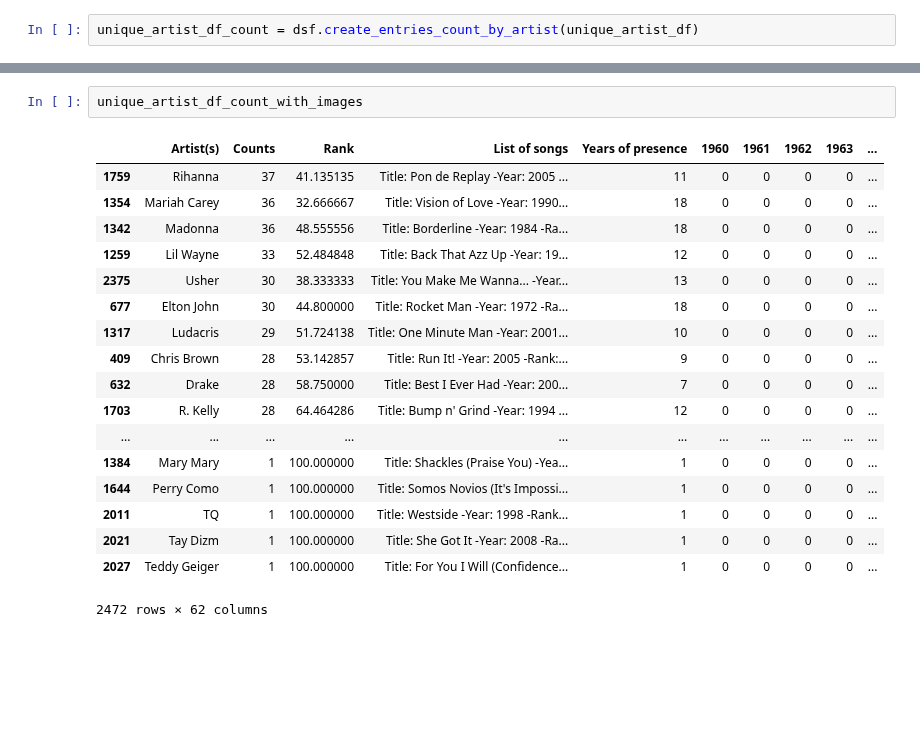
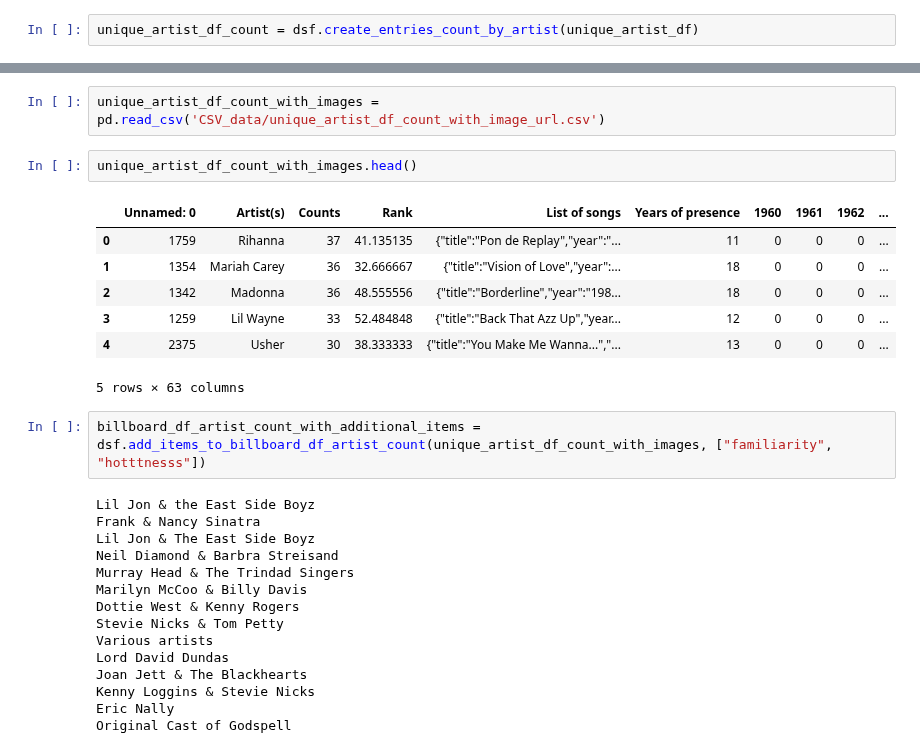
Before and after one commit to ThomasLucas/SlideRule-DataScience_Intensive-Code, a Jupyter notebook: CapstoneProject/IPython-Notebooks/DataStory-final.ipynb, the cells around one changed output, grey strips where cells are left out. Cells and saved outputs as stored; diff of their text form; blank space fills up the shorter version.

Commit message:
New functions for adding hotttnesss and familiarity and artist biographie

```diff
--- a/CapstoneProject/IPython-Notebooks/DataStory-final.ipynb
+++ b/CapstoneProject/IPython-Notebooks/DataStory-final.ipynb
@@ -142,21 +134,29 @@ Disco-Tex and the Sex-O-Lettes
+# %%
+unique_artist_df_count_with_images = pd.read_csv('CSV_data/unique_artist_df_count_with_image_url.csv')
 # %%
-unique_artist_df_count_with_images
+unique_artist_df_count_with_images.head()
 # %% [output]
-|  | Artist(s) | Counts | Rank | List of songs | Years of presence | 1960 | 1961 | 1962 | 1963 | ... |
-| 1759 | Rihanna | 37 | 41.135135 | Title: Pon de Replay -Year: 2005 ... | 11 | 0 | 0 | 0 | 0 | ... |
-| 1354 | Mariah Carey | 36 | 32.666667 | Title: Vision of Love -Year: 1990... | 18 | 0 | 0 | 0 | 0 | ... |
-| 1342 | Madonna | 36 | 48.555556 | Title: Borderline -Year: 1984 -Ra... | 18 | 0 | 0 | 0 | 0 | ... |
-| 1259 | Lil Wayne | 33 | 52.484848 | Title: Back That Azz Up -Year: 19... | 12 | 0 | 0 | 0 | 0 | ... |
-| 2375 | Usher | 30 | 38.333333 | Title: You Make Me Wanna... -Year... | 13 | 0 | 0 | 0 | 0 | ... |
-| 677 | Elton John | 30 | 44.800000 | Title: Rocket Man -Year: 1972 -Ra... | 18 | 0 | 0 | 0 | 0 | ... |
-| 1317 | Ludacris | 29 | 51.724138 | Title: One Minute Man -Year: 2001... | 10 | 0 | 0 | 0 | 0 | ... |
-| 409 | Chris Brown | 28 | 53.142857 | Title: Run It! -Year: 2005 -Rank:... | 9 | 0 | 0 | 0 | 0 | ... |
-| 632 | Drake | 28 | 58.750000 | Title: Best I Ever Had -Year: 200... | 7 | 0 | 0 | 0 | 0 | ... |
-| 1703 | R. Kelly | 28 | 64.464286 | Title: Bump n' Grind -Year: 1994 ... | 12 | 0 | 0 | 0 | 0 | ... |
-| ... | ... | ... | ... | ... | ... | ... | ... | ... | ... | ... |
-| 1384 | Mary Mary | 1 | 100.000000 | Title: Shackles (Praise You) -Yea... | 1 | 0 | 0 | 0 | 0 | ... |
-| 1644 | Perry Como | 1 | 100.000000 | Title: Somos Novios (It's Impossi... | 1 | 0 | 0 | 0 | 0 | ... |
-| 2011 | TQ | 1 | 100.000000 | Title: Westside -Year: 1998 -Rank... | 1 | 0 | 0 | 0 | 0 | ... |
-| 2021 | Tay Dizm | 1 | 100.000000 | Title: She Got It -Year: 2008 -Ra... | 1 | 0 | 0 | 0 | 0 | ... |
-| 2027 | Teddy Geiger | 1 | 100.000000 | Title: For You I Will (Confidence... | 1 | 0 | 0 | 0 | 0 | ... |
+|  | Unnamed: 0 | Artist(s) | Counts | Rank | List of songs | Years of presence | 1960 | 1961 | 1962 | ... |
+| 0 | 1759 | Rihanna | 37 | 41.135135 | {"title":"Pon de Replay","year":"... | 11 | 0 | 0 | 0 | ... |
+| 1 | 1354 | Mariah Carey | 36 | 32.666667 | {"title":"Vision of Love","year":... | 18 | 0 | 0 | 0 | ... |
+| 2 | 1342 | Madonna | 36 | 48.555556 | {"title":"Borderline","year":"198... | 18 | 0 | 0 | 0 | ... |
+| 3 | 1259 | Lil Wayne | 33 | 52.484848 | {"title":"Back That Azz Up","year... | 12 | 0 | 0 | 0 | ... |
+| 4 | 2375 | Usher | 30 | 38.333333 | {"title":"You Make Me Wanna...","... | 13 | 0 | 0 | 0 | ... |
-2472 rows × 62 columns
+5 rows × 63 columns
+# %%
+billboard_df_artist_count_with_additional_items = dsf.add_items_to_billboard_df_artist_count(unique_artist_df_count_with_images, ["familiarity", "hotttnesss"])
+# %% [output]
+Lil Jon & the East Side Boyz
+Frank & Nancy Sinatra
+Lil Jon & The East Side Boyz
+Neil Diamond & Barbra Streisand
+Murray Head & The Trindad Singers
+Marilyn McCoo & Billy Davis
+Dottie West & Kenny Rogers
+Stevie Nicks & Tom Petty
+Various artists
+Lord David Dundas
+Joan Jett & The Blackhearts
+Kenny Loggins & Stevie Nicks
+Eric Nally
+Original Cast of Godspell
```
Also changed, not shown: parts of 7 cells of this notebook, 3 other files.
